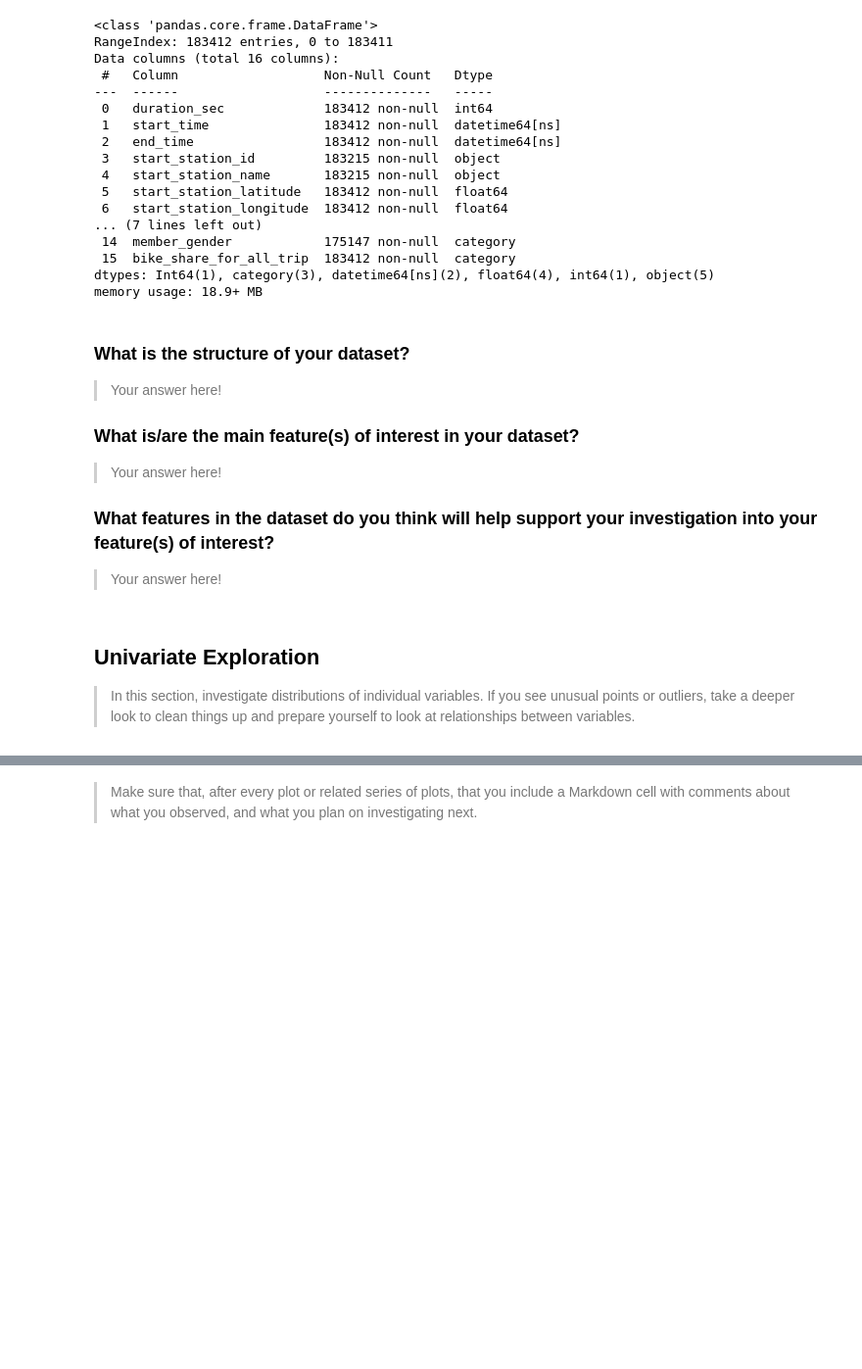
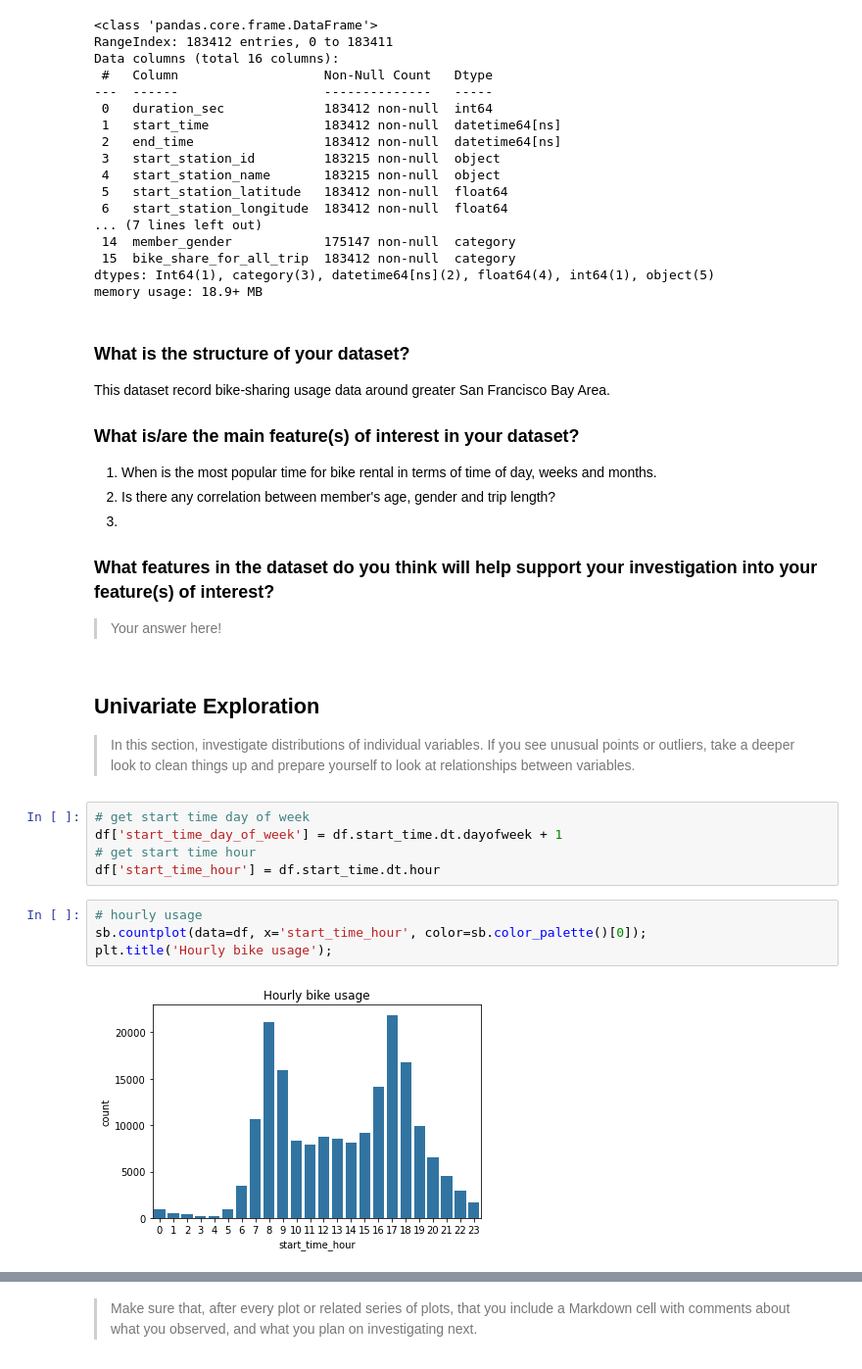
Before and after one commit to tllau/Bikeshare_analysis, a Jupyter notebook: exploration_template.ipynb, the cells around one changed output, grey strips where cells are left out. Shown at 98% size. Drawn from its saved outputs; the diff is of its cells as text; blank space fills up the shorter version.

```diff
--- a/exploration_template.ipynb
+++ b/exploration_template.ipynb
@@ -129,11 +144,13 @@ memory usage: 18.9+ MB
 # %% [markdown]
 ### What is the structure of your dataset?
 
-> Your answer here!
+This dataset record bike-sharing usage data around greater San Francisco Bay Area.
 
 ### What is/are the main feature(s) of interest in your dataset?
 
-> Your answer here!
+1. When is the most popular time for bike rental in terms of time of day, weeks and months.
+2. Is there any correlation between member's age, gender and trip length?
+3.
 
 ### What features in the dataset do you think will help support your investigation into your feature(s) of interest?
 
@@ -144,3 +161,14 @@ memory usage: 18.9+ MB
 > In this section, investigate distributions of individual variables. If
 you see unusual points or outliers, take a deeper look to clean things up
 and prepare yourself to look at relationships between variables.
+# %%
+# get start time day of week
+df['start_time_day_of_week'] = df.start_time.dt.dayofweek + 1
+# get start time hour
+df['start_time_hour'] = df.start_time.dt.hour
+# %%
+# hourly usage
+sb.countplot(data=df, x='start_time_hour', color=sb.color_palette()[0]);
+plt.title('Hourly bike usage');
+# %% [output]
+[figure, added]
```
Also changed, not shown: parts of 13 cells of this notebook.
